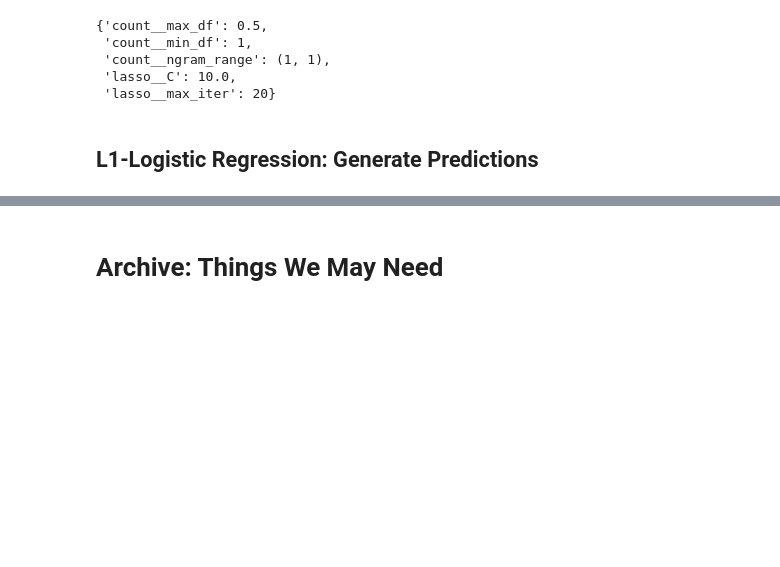
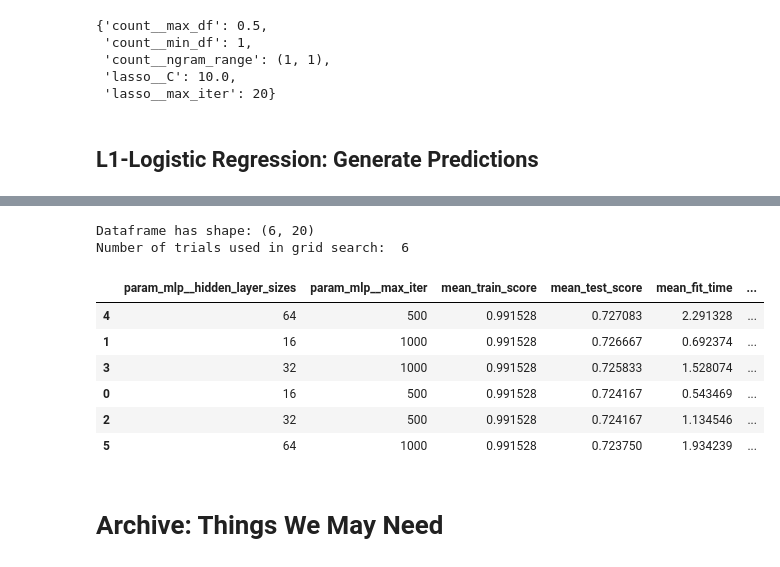
Before and after one commit to Dtphelan1/sentiment-analysis, a Jupyter notebook: BoWClassifier.ipynb, the cells around one changed output, grey strips where cells are left out. Drawn from its saved outputs; the diff is of its cells as text; code cells hidden in the pictures; blank space fills up the shorter version.

```diff
--- a/BoWClassifier.ipynb
+++ b/BoWClassifier.ipynb
@@ -530,0 +534,7 @@ test_on_estimator(count_lasso_grid_searcher.best_estimator_, x_test_text, lasso_
+# %%
+mlp = sklearn.neural_network.MLPClassifier(solver='lbfgs')
+mlp_parameters = {
+     'mlp__hidden_layer_sizes': [16,32,64],
+     'mlp__max_iter': [500, 1000], # sneaky way to do "early stopping"
+}
+mlp_pipeline_tuple = ('mlp', mlp)
@@ -530,0 +558,21 @@ test_on_estimator(count_lasso_grid_searcher.best_estimator_, x_test_text, lasso_
+# %%
+count_mlp_pipeline = Pipeline([
+    count_pipeline_tuple,
+    mlp_pipeline_tuple,
+ ])
+count_mlp_full_grid = {
+#     **count_parameters,
+    **mlp_parameters
+}
+
+
+count_mlp_grid_searcher = GridSearchCV(
+    count_mlp_pipeline,
+    count_mlp_full_grid,
+    cv=cv_splitter,
+    n_jobs=3,
+    verbose=3,
+    scoring='balanced_accuracy',
+    return_train_score=True
+)
+count_mlp_grid_searcher.fit(x_train_text, y_train)
@@ -531,3 +593,15 @@ test_on_estimator(count_lasso_grid_searcher.best_estimator_, x_test_text, lasso_
+# %%
+print_gridsearch_results(count_mlp_grid_searcher, list(count_mlp_full_grid.keys()))
+# %% [output]
+Dataframe has shape: (6, 20)
+Number of trials used in grid search:  6
+|  | param_mlp__hidden_layer_sizes | param_mlp__max_iter | mean_train_score | mean_test_score | mean_fit_time | ... |
+| 4 | 64 | 500 | 0.991528 | 0.727083 | 2.291328 | ... |
+| 1 | 16 | 1000 | 0.991528 | 0.726667 | 0.692374 | ... |
+| 3 | 32 | 1000 | 0.991528 | 0.725833 | 1.528074 | ... |
+| 0 | 16 | 500 | 0.991528 | 0.724167 | 0.543469 | ... |
+| 2 | 32 | 500 | 0.991528 | 0.724167 | 1.134546 | ... |
+| 5 | 64 | 1000 | 0.991528 | 0.723750 | 1.934239 | ... |
 # %% [markdown]
 # Archive: Things We May Need
 # %%
```
Also changed, not shown: parts of 4 cells of this notebook, 1 other file.
